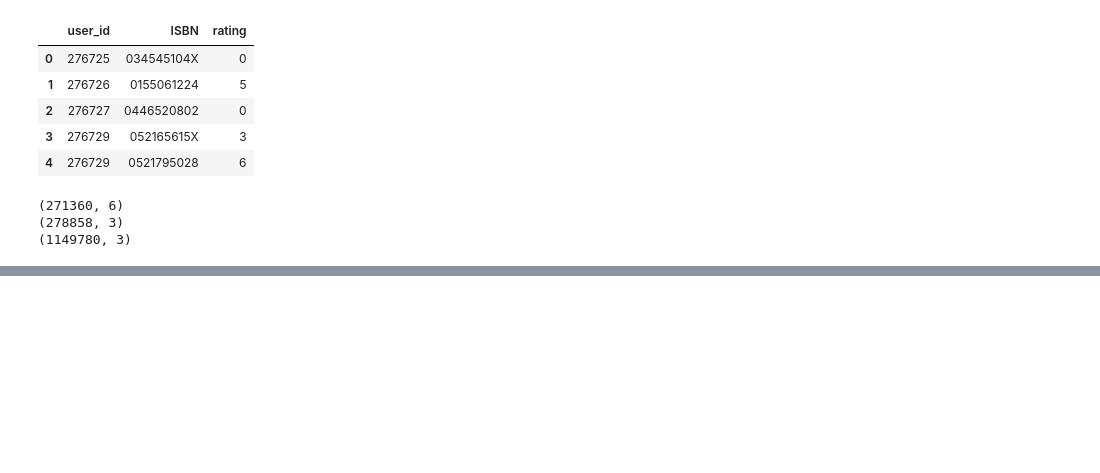
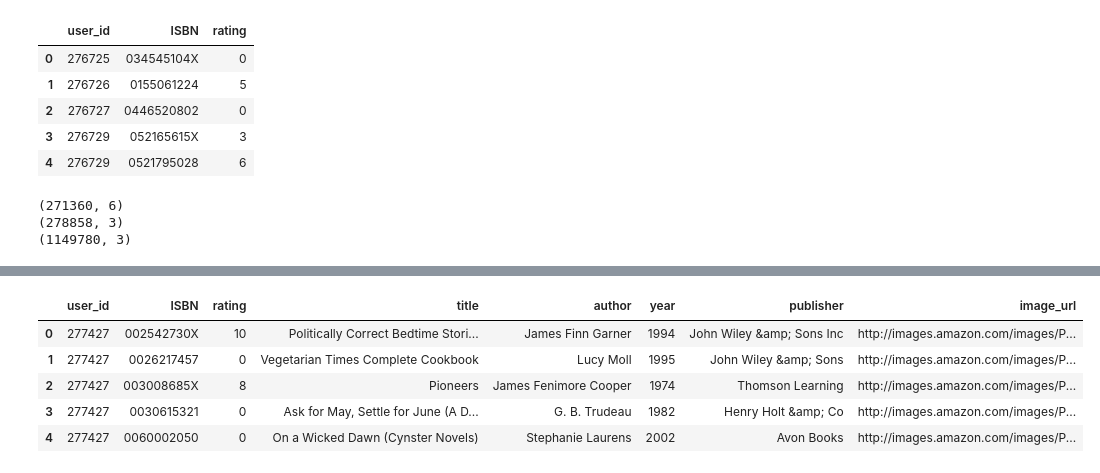
Before and after one commit to longmen2022/End_to_End_Book_Recommender_System, a Jupyter notebook: notebook/research.ipynb, the cells around one changed output, grey strips where cells are left out. Cells and saved outputs as stored; diff of their text form; code cells hidden in the pictures; blank space fills up the shorter version.

```diff
--- a/notebook/research.ipynb
+++ b/notebook/research.ipynb
@@ -154,0 +176,7 @@ print(books.shape, users.shape, ratings.shape, sep='\n')
+# %%
+# Create a Boolean Series to identify users who have rated more than 200 books
+# ratings['user_id'].value_counts() counts how many ratings each user has submitted
+# > 200 checks if the user's rating count exceeds 200
+# The result is True for users with more than 200 ratings and False otherwise
+
+x = ratings['user_id'].value_counts() > 200
@@ -154,0 +207,6 @@ print(books.shape, users.shape, ratings.shape, sep='\n')
+# %%
+# Get the user IDs of users who have rated more than 200 books
+# x[x] filters the Series to keep only users with >200 ratings (where x is True)
+# .index retrieves the user IDs of these highly active users
+
+y = x[x].index
@@ -154,0 +222,6 @@ print(books.shape, users.shape, ratings.shape, sep='\n')
+# %%
+# Filter the ratings DataFrame to include only users who have rated more than 200 books
+# ratings['user_id'].isin(y) checks if each user_id is present in the list y (highly active users)
+# ratings[...] selects only the rows where the condition is True, keeping only ratings from frequent reviewers
+
+ratings = ratings[ratings['user_id'].isin(y)]
@@ -154,0 +243,9 @@ print(books.shape, users.shape, ratings.shape, sep='\n')
+# %%
+ratings_with_books.head()
+# %% [output]
+|  | user_id | ISBN | rating | title | author | year | publisher | image_url |
+| 0 | 277427 | 002542730X | 10 | Politically Correct Bedtime Stori... | James Finn Garner | 1994 | John Wiley &amp; Sons Inc | http://images.amazon.com/images/P... |
+| 1 | 277427 | 0026217457 | 0 | Vegetarian Times Complete Cookbook | Lucy Moll | 1995 | John Wiley &amp; Sons | http://images.amazon.com/images/P... |
+| 2 | 277427 | 003008685X | 8 | Pioneers | James Fenimore Cooper | 1974 | Thomson Learning | http://images.amazon.com/images/P... |
+| 3 | 277427 | 0030615321 | 0 | Ask for May, Settle for June (A D... | G. B. Trudeau | 1982 | Henry Holt &amp; Co | http://images.amazon.com/images/P... |
+| 4 | 277427 | 0060002050 | 0 | On a Wicked Dawn (Cynster Novels) | Stephanie Laurens | 2002 | Avon Books | http://images.amazon.com/images/P... |
```
Also changed, not shown: parts of 12 cells of this notebook.
